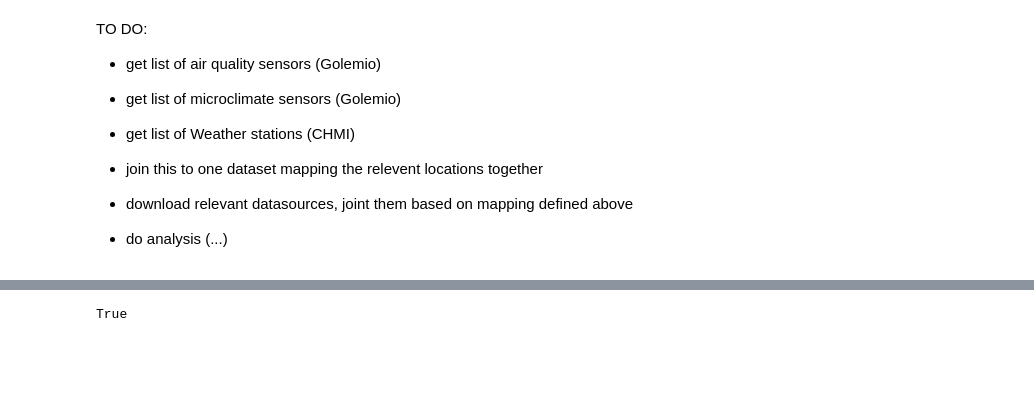
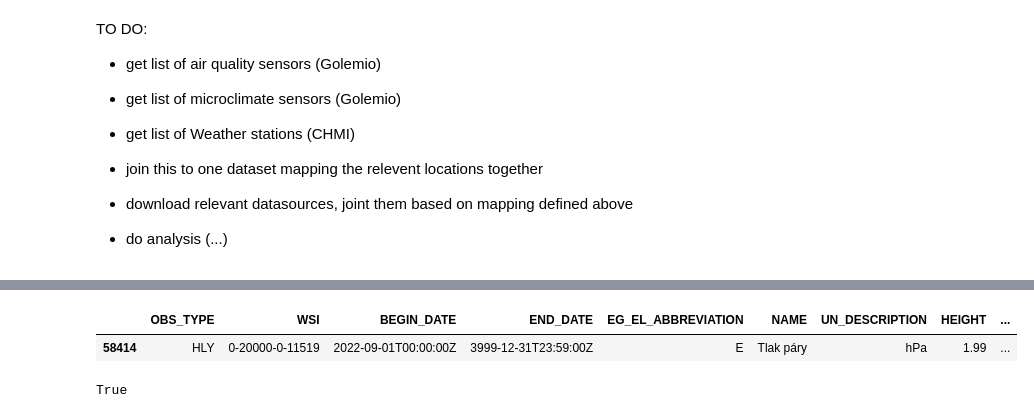
Before and after one commit to jayjay7788/Data-Processing-in-Python---Project, a Jupyter notebook: project API draft.ipynb, the cells around one changed output, grey strips where cells are left out. Saved outputs shown, nothing was run; the diff lists cells and outputs as text; code cells hidden in the pictures; blank space fills up the shorter version.

```diff
--- a/project API draft.ipynb
+++ b/project API draft.ipynb
@@ -83,4 +110,9 @@ values = chmi_vars['values']
 
 df_chmi_vars = pd.DataFrame(values, columns=headers)
 
-df_chmi_vars = df_chmi_vars[df_chmi_vars['WSI'].astype(str).isin(WSI_set)]
+df_chmi_vars = df_chmi_vars[df_chmi_vars['WSI'].astype(str).isin(wsi_dict)]
+# %%
+df_chmi_vars[df_chmi_vars['EG_EL_ABBREVIATION'] == 'E']
+# %% [output]
+|  | OBS_TYPE | WSI | BEGIN_DATE | END_DATE | EG_EL_ABBREVIATION | NAME | UN_DESCRIPTION | HEIGHT | ... |
+| 58414 | HLY | 0-20000-0-11519 | 2022-09-01T00:00:00Z | 3999-12-31T23:59:00Z | E | Tlak páry | hPa | 1.99 | ... |
```
Also changed, not shown: parts of 8 cells of this notebook.
